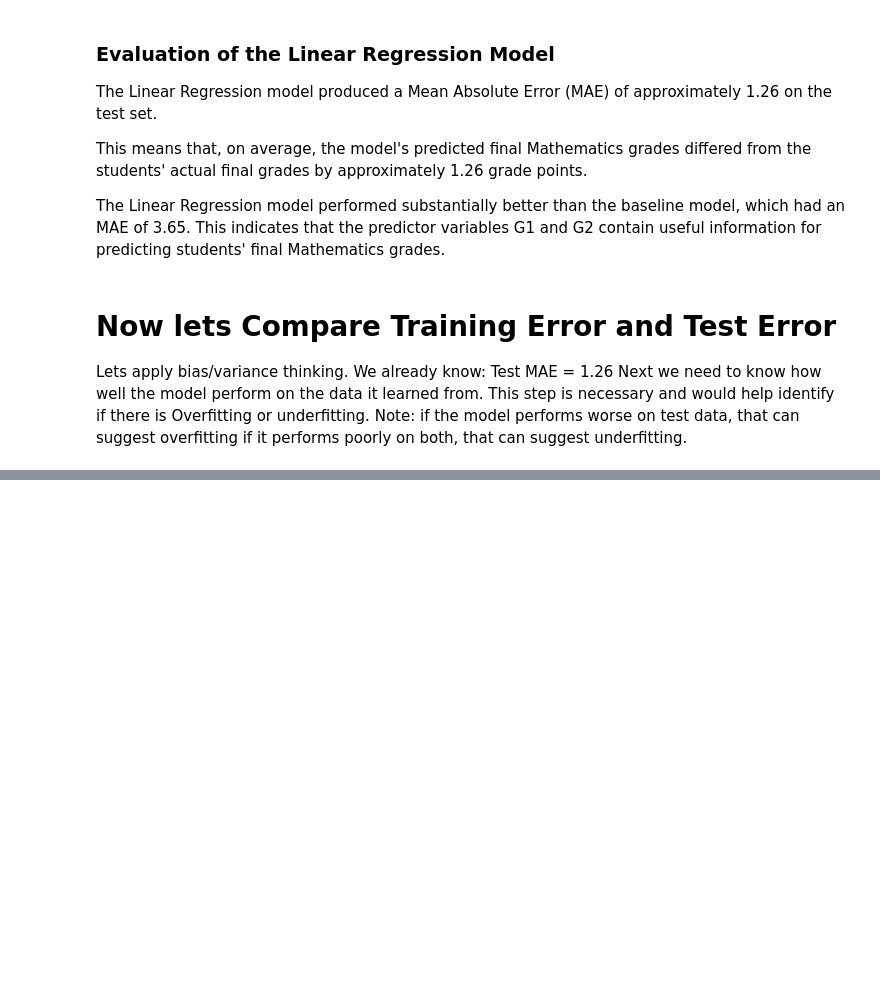
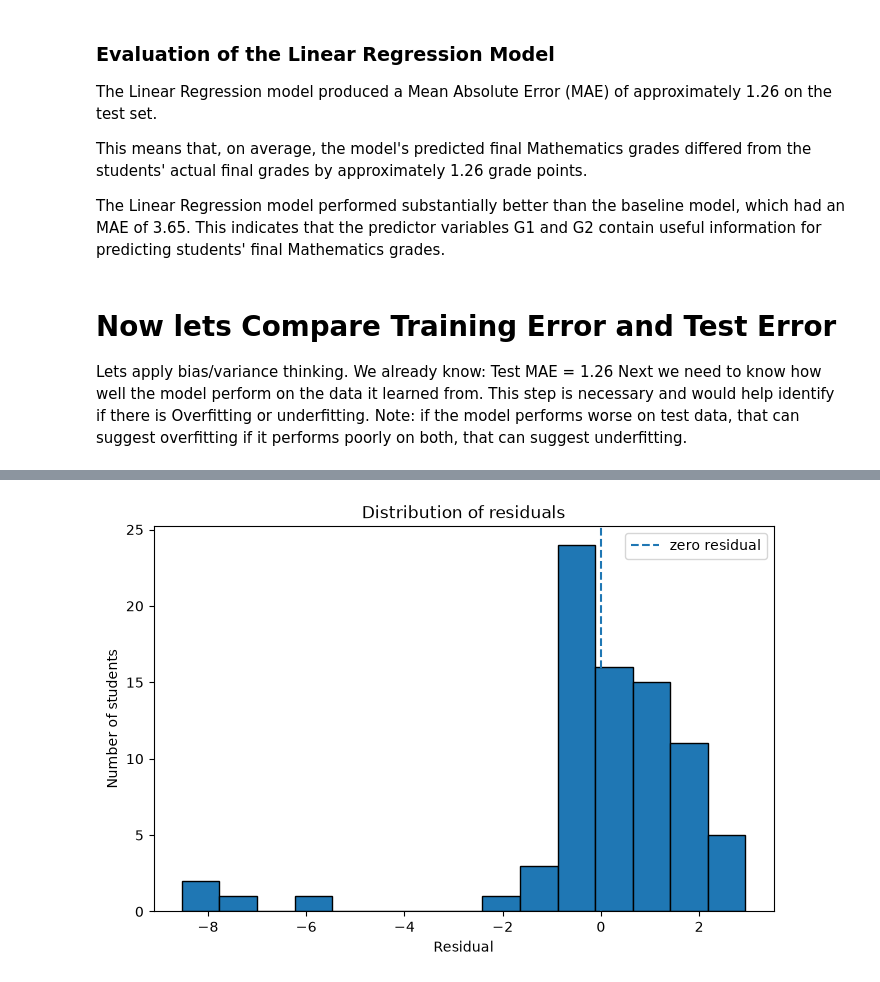
Before and after one commit to nayachuks/student-performance-data-analysis-ml, a Jupyter notebook: Project_01_Student_Performance_Clean.ipynb, the cells around one changed output, grey strips where cells are left out. Cells and saved outputs as stored; diff of their text form; code cells hidden in the pictures; blank space fills up the shorter version.

Commit message:
Update student performance analysis notebook

```diff
--- a/Project_01_Student_Performance_Clean.ipynb
+++ b/Project_01_Student_Performance_Clean.ipynb
@@ -555,0 +591,7 @@ Note: if the model performs worse on test data, that can suggest overfitting
+# %%
+## Error Analysis
+results["Absolute_Error"] = abs(results["Actual_G3"] - results["Predicted_G3"])
+
+worse_predictions = results.sort_values("Absolute_Error", ascending = False)
+
+worse_predictions.head(10)
@@ -555,0 +633,2 @@ Note: if the model performs worse on test data, that can suggest overfitting
+# %%
+results["Residual"] = results["Actual_G3"] - results["Predicted_G3"]
@@ -555,0 +644,3 @@ Note: if the model performs worse on test data, that can suggest overfitting
+# %%
+results["Residual"]  = results["Actual_G3"] - results["Predicted_G3"]
+display(results.head())
@@ -555,0 +666,13 @@ Note: if the model performs worse on test data, that can suggest overfitting
+# %%
+# A histogram to show the residual error distribution
+
+plt.figure(figsize = (8,5))
+plt.hist(results["Residual"], bins = 15, edgecolor = ("black"))
+plt.axvline(0, linestyle = "--", label = "zero residual")
+plt.title("Distribution of residuals")
+plt.xlabel("Residual")
+plt.ylabel("Number of students")
+plt.legend()
+plt.show()
+# %% [output]
+[figure, added]
```
Also changed, not shown: parts of 25 cells of this notebook.
